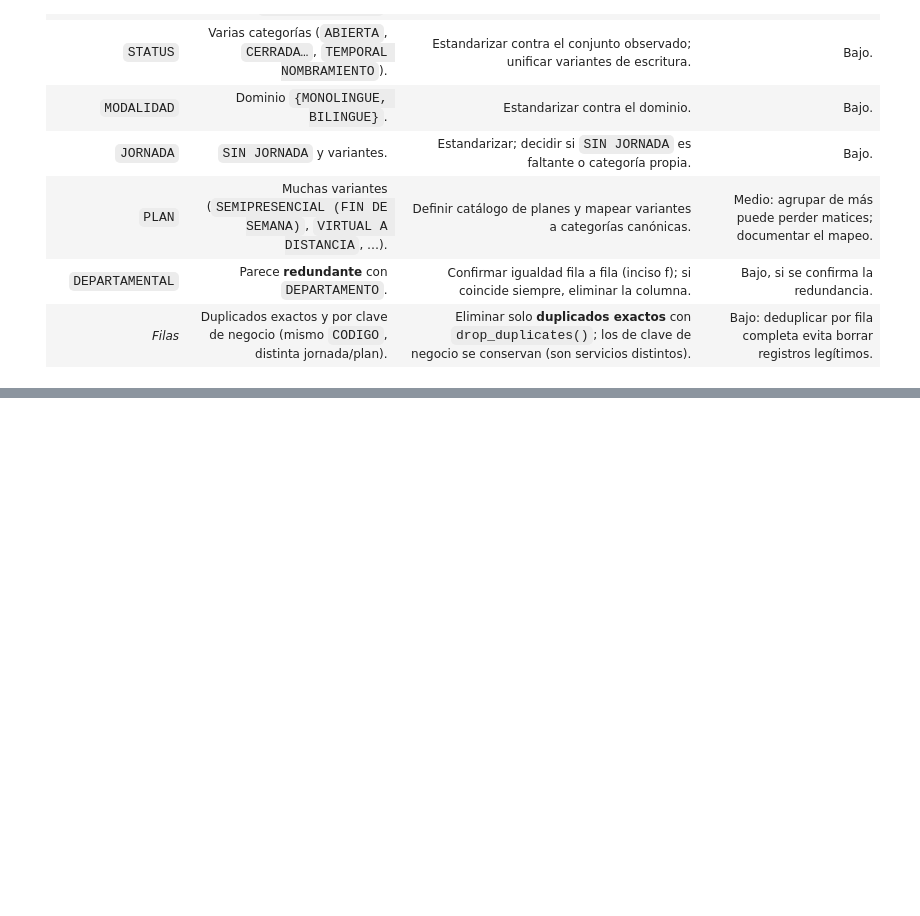
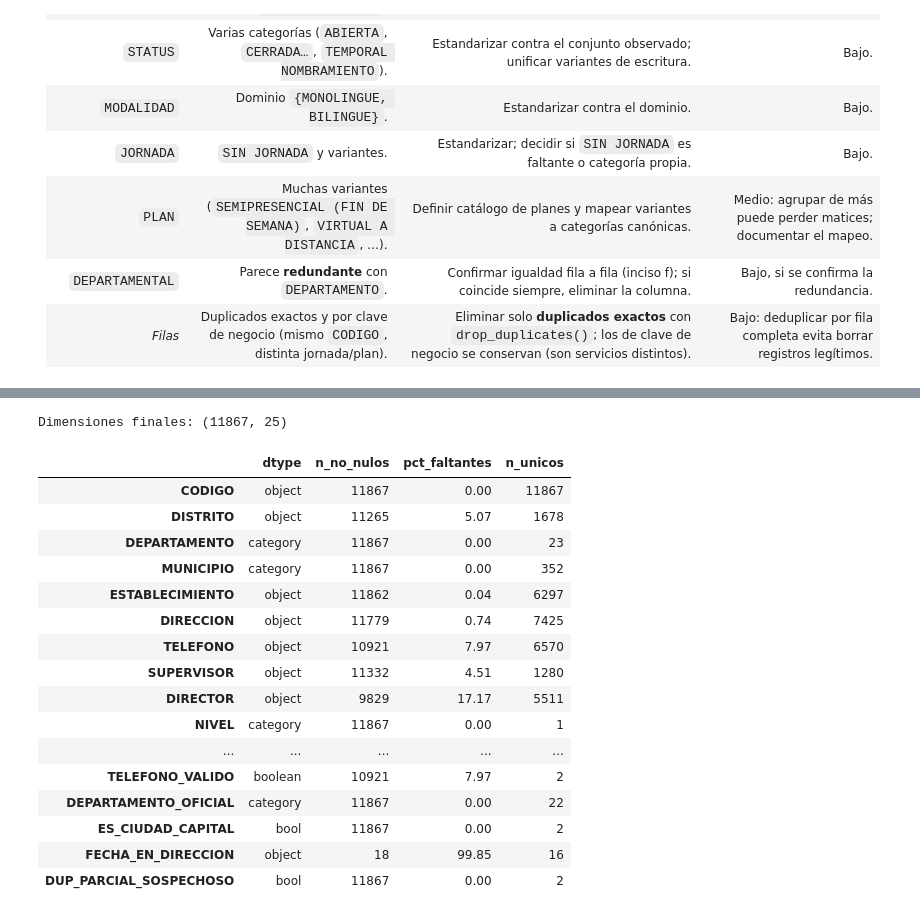
Before and after one commit to djuarez-2017510/Proyecto1_DataScience, a Jupyter notebook: Limpieza.ipynb, the cells around one changed output, grey strips where cells are left out. Cells and saved outputs as stored; diff of their text form; code cells hidden in the pictures; blank space fills up the shorter version.

```diff
--- a/Limpieza.ipynb
+++ b/Limpieza.ipynb
@@ -411,0 +688,26 @@ Para cada variable: **problema** encontrado, **regla** de corrección (y por qu
+# %%
+# 1) DEPARTAMENTO texto vs prefijo de CODIGO
+dfc["DEPARTAMENTO_OFICIAL"] = pref.map(PREF_DEPTO)
+dfc["ES_CIUDAD_CAPITAL"]    = (pref == "00")
+dep_txt = dfc["DEPARTAMENTO"].map(lambda x: "GUATEMALA" if x == "CIUDAD CAPITAL" else x)
+inc_dep = (dep_txt != dfc["DEPARTAMENTO_OFICIAL"]).sum()
+print(f"Filas donde DEPARTAMENTO(texto) contradice el prefijo de CODIGO: {inc_dep}")
+
+# 2) DIDEDUC (DEPARTAMENTAL) -> departamento geográfico esperado
+def didedduc_a_depto(v):
+    if pd.isna(v): return np.nan
+    if v.startswith("GUATEMALA"): return "GUATEMALA"
+    if v.startswith("QUICHE"):    return "QUICHE"
+    return v
+map_didec = dfc["DEPARTAMENTAL"].map(didedduc_a_depto)
+inc_did = (map_didec != dfc["DEPARTAMENTO_OFICIAL"]).sum()
+print(f"Filas donde DEPARTAMENTAL (DIDEDUC) no corresponde al departamento del CODIGO: {inc_did}")
+
+# 3) Fecha incrustada en DIRECCION
+FECHA_RE = re.compile(r"\b(\d{1,2}/\d{1,2}/\d{2,4})\b")
+dfc["FECHA_EN_DIRECCION"] = dfc["DIRECCION"].map(
+    lambda x: FECHA_RE.search(x).group(1) if isinstance(x, str) and FECHA_RE.search(x) else np.nan)
+dfc["DIRECCION"] = dfc["DIRECCION"].map(
+    lambda x: re.sub(r"\s+", " ", FECHA_RE.sub("", x)).strip() if isinstance(x, str) else x)
+dfc["DIRECCION"] = dfc["DIRECCION"].replace("", np.nan)
+print(f"Fechas extraídas de DIRECCION a FECHA_EN_DIRECCION: {int(dfc['FECHA_EN_DIRECCION'].notna().sum())}")
@@ -411,0 +798,38 @@ Para cada variable: **problema** encontrado, **regla** de corrección (y por qu
+# %%
+# Tipos de dato finales (cierra el punto 5.b): categóricas, enteros y booleanas explícitas
+CATEGORICAS = ["DEPARTAMENTO","MUNICIPIO","DEPARTAMENTO_OFICIAL","DEPARTAMENTAL",
+               "SECTOR","AREA","STATUS","MODALIDAD","JORNADA","PLAN","NIVEL"]
+for c in CATEGORICAS:
+    dfc[c] = dfc[c].astype("category")
+dfc["N_TELEFONOS"]            = dfc["N_TELEFONOS"].astype("int16")
+dfc["ES_CIUDAD_CAPITAL"]      = dfc["ES_CIUDAD_CAPITAL"].astype("bool")
+dfc["DUP_PARCIAL_SOSPECHOSO"] = dfc["DUP_PARCIAL_SOSPECHOSO"].astype("bool")
+dfc["TELEFONO_VALIDO"]        = dfc["TELEFONO_VALIDO"].astype("boolean")  # nullable (admite NA)
+
+tipos_final = pd.DataFrame({
+    "dtype": dfc.dtypes.astype(str),
+    "n_no_nulos": dfc.notna().sum(),
+    "pct_faltantes": (dfc.isna().mean()*100).round(2),
+    "n_unicos": dfc.nunique(dropna=True),
+})
+print("Dimensiones finales:", dfc.shape)
+tipos_final
+# %% [output]
+Dimensiones finales: (11867, 25)
+|  | dtype | n_no_nulos | pct_faltantes | n_unicos |
+| CODIGO | object | 11867 | 0.00 | 11867 |
+| DISTRITO | object | 11265 | 5.07 | 1678 |
+| DEPARTAMENTO | category | 11867 | 0.00 | 23 |
+| MUNICIPIO | category | 11867 | 0.00 | 352 |
+| ESTABLECIMIENTO | object | 11862 | 0.04 | 6297 |
+| DIRECCION | object | 11779 | 0.74 | 7425 |
+| TELEFONO | object | 10921 | 7.97 | 6570 |
+| SUPERVISOR | object | 11332 | 4.51 | 1280 |
+| DIRECTOR | object | 9829 | 17.17 | 5511 |
+| NIVEL | category | 11867 | 0.00 | 1 |
+| ... | ... | ... | ... | ... |
+| TELEFONO_VALIDO | boolean | 10921 | 7.97 | 2 |
+| DEPARTAMENTO_OFICIAL | category | 11867 | 0.00 | 22 |
+| ES_CIUDAD_CAPITAL | bool | 11867 | 0.00 | 2 |
+| FECHA_EN_DIRECCION | object | 18 | 99.85 | 16 |
+| DUP_PARCIAL_SOSPECHOSO | bool | 11867 | 0.00 | 2 |
```
Also changed, not shown: parts of 29 cells of this notebook, 3 other files.
